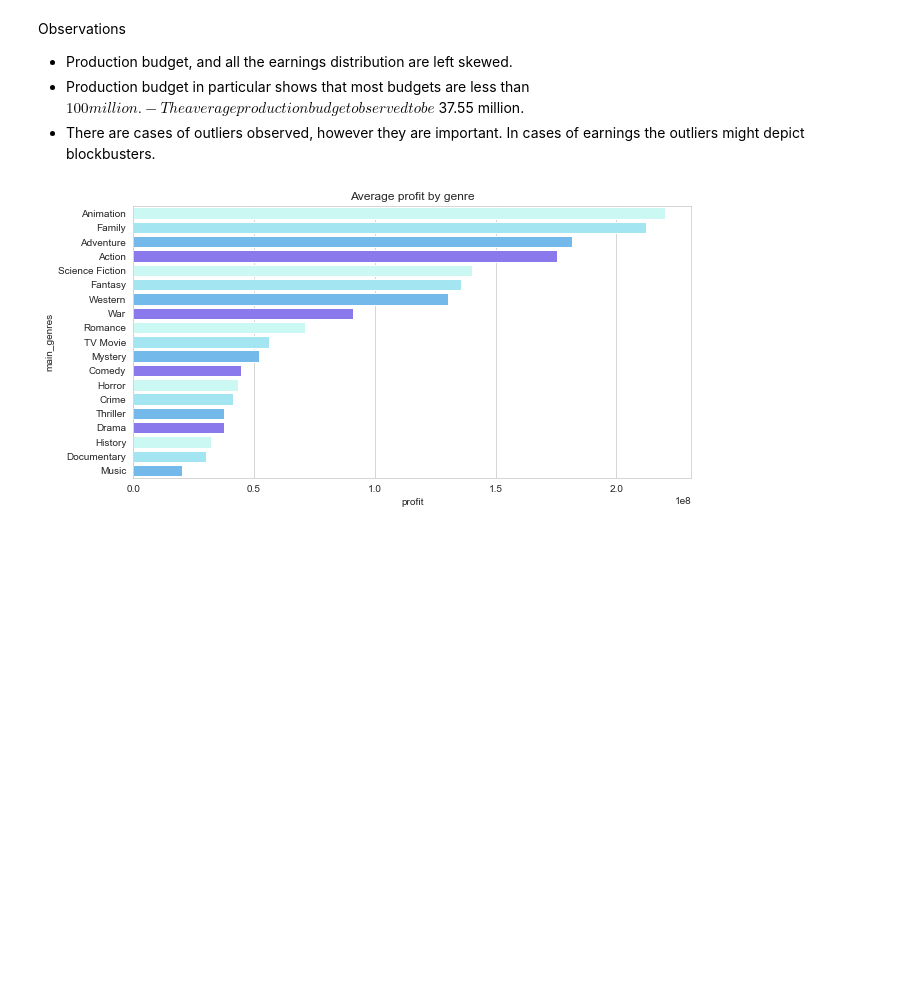
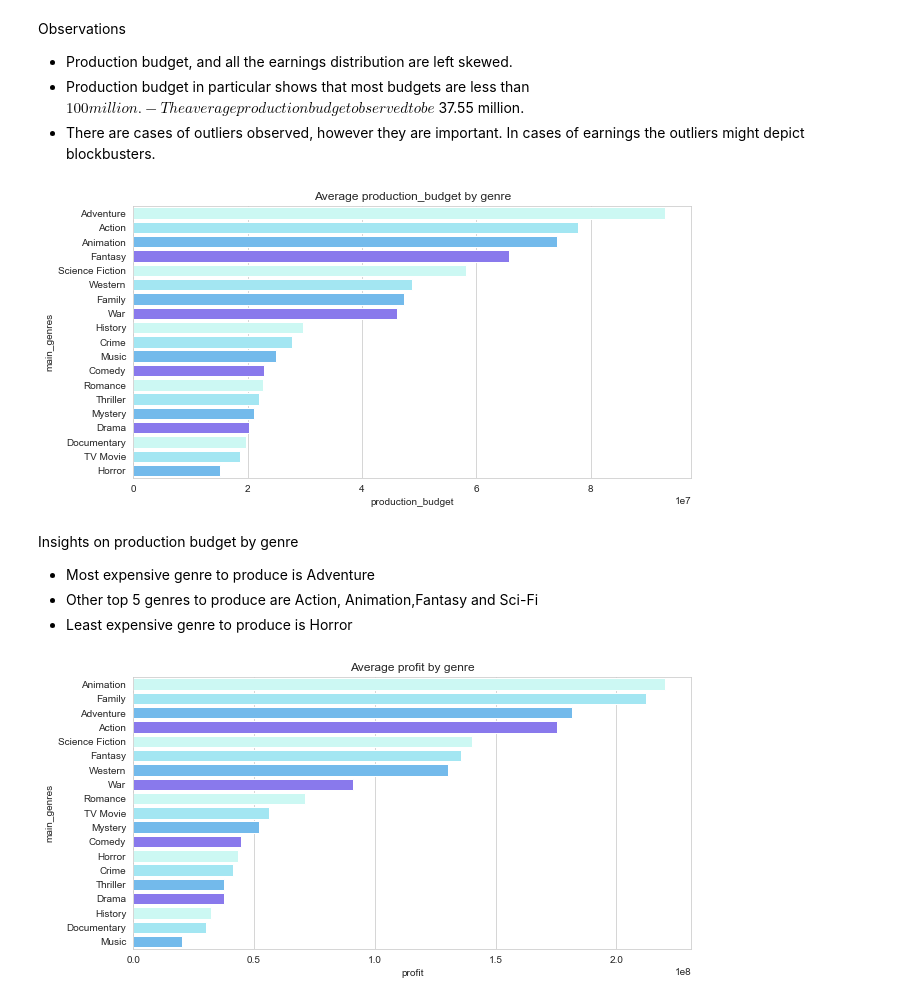
Before and after one commit to Otim135/group3-phase2-project, a Jupyter notebook: ipynbs/invest.ipynb, the cells around one changed output. Drawn from its saved outputs; the diff is of its cells as text; code cells hidden in the pictures; blank space fills up the shorter version.

```diff
--- a/ipynbs/invest.ipynb
+++ b/ipynbs/invest.ipynb
@@ -352,6 +352,23 @@ Observations
 - The average production budget observed to be $ 37.55 million.
 - There are cases of outliers observed, however they are important. In cases of earnings the outliers might
 depict blockbusters.
+# %%
+# Production budget by genres
+budget_genres = clean_movie_df_1.groupby(['main_genres']).agg({"production_budget":"mean"}).reset_index().sort_values(by='production_budget',
+                                                                                                                             ascending=False)
+#Plotting bar plot
+
+fig, ax = plt.subplots(figsize=(10,5))
+sns.barplot(x='production_budget', y='main_genres', data = budget_genres, palette = colors)
+plt.title("Average production_budget by genre")
+plt.show()
+# %% [output]
+[figure, added]
+# %% [markdown]
+Insights on production budget by genre
+- Most expensive genre to produce is Adventure
+- Other top 5 genres to produce are Action, Animation,Fantasy and Sci-Fi
+- Least expensive genre to produce is Horror
 # %%
 # Profitability by genres
 profit_genre = clean_movie_df_1.groupby(['main_genres']).agg({"profit":"mean"}).reset_index().sort_values(by='profit',
```
Also changed, not shown: parts of 1 cell of this notebook.
